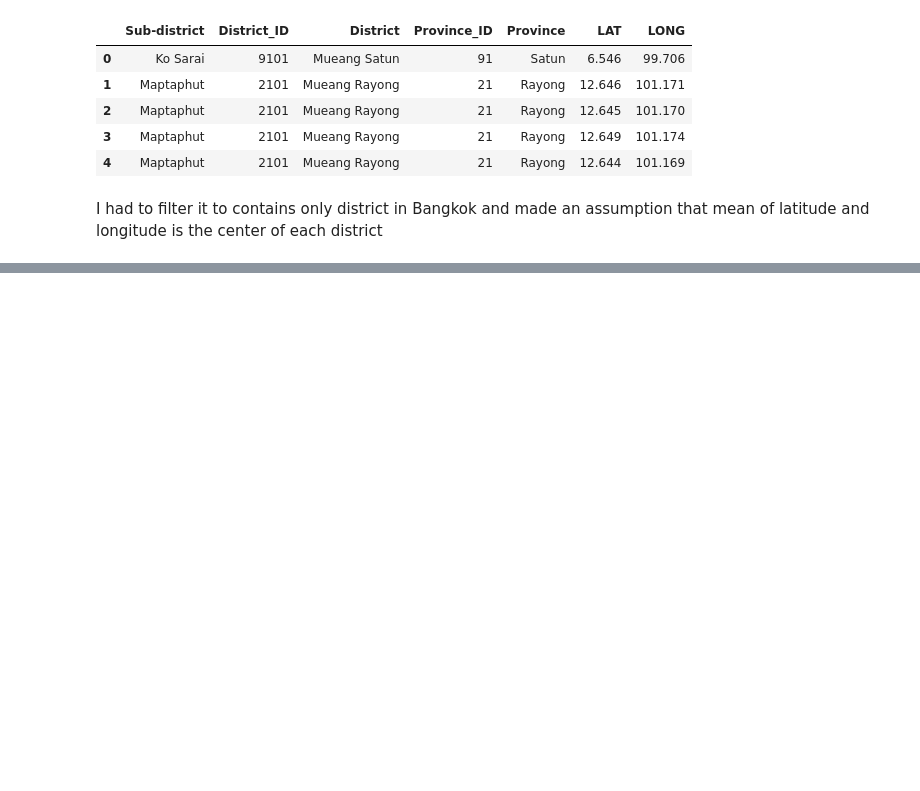
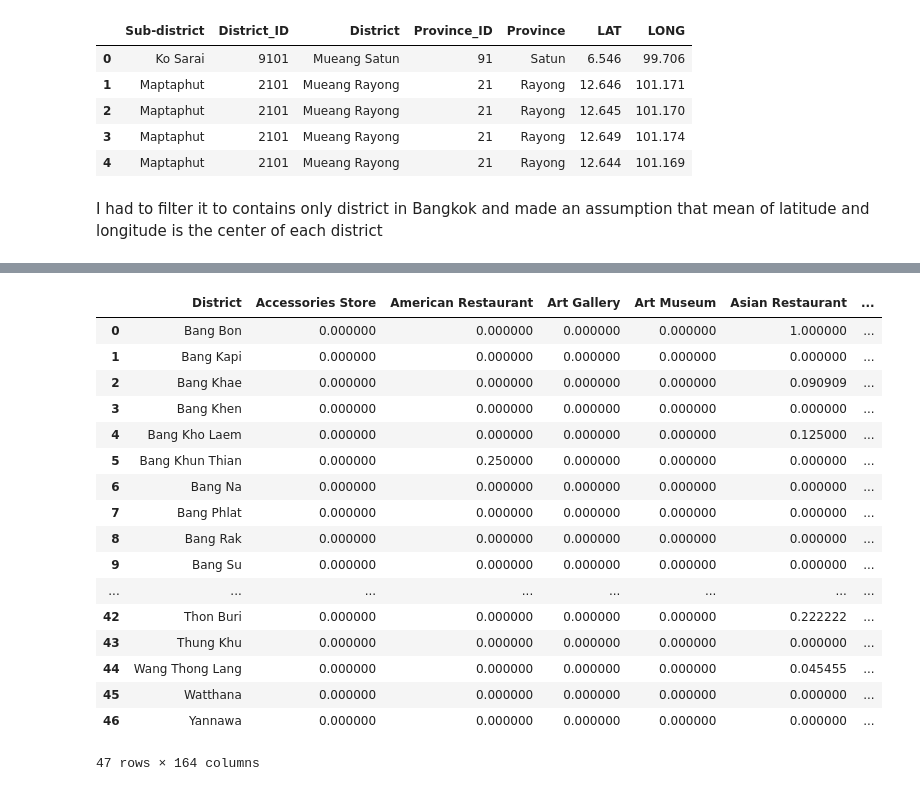
Before and after one commit to boontawatk/Coursera_Capstone, a Jupyter notebook: Describe Data.ipynb, the cells around one changed output, grey strips where cells are left out. Drawn from its saved outputs; the diff is of its cells as text; code cells hidden in the pictures; blank space fills up the shorter version.

```diff
--- a/Describe Data.ipynb
+++ b/Describe Data.ipynb
@@ -43,0 +111,5 @@ df_usable
+# %%
+bangkok_venues = getNearbyVenues(names=df_usable['District'],
+                                   latitudes=df_usable['LAT'],
+                                   longitudes=df_usable['LONG']
+                                  )
@@ -43,0 +149,9 @@ df_usable
+# %%
+bangkok_onehot = pd.get_dummies(bangkok_venues[['Venue Category']], prefix="", prefix_sep="")
+
+bangkok_onehot['District'] = bangkok_venues['District']
+
+fixed_columns = [bangkok_onehot.columns[-1]] + list(bangkok_onehot.columns[:-1])
+bangkok_onehot = bangkok_onehot[fixed_columns]
+
+bangkok_onehot.head()
@@ -43,0 +166,22 @@ df_usable
+# %%
+bangkok_grouped = bangkok_onehot.groupby('District').mean().reset_index()
+bangkok_grouped
+# %% [output]
+|  | District | Accessories Store | American Restaurant | Art Gallery | Art Museum | Asian Restaurant | ... |
+| 0 | Bang Bon | 0.000000 | 0.000000 | 0.000000 | 0.000000 | 1.000000 | ... |
+| 1 | Bang Kapi | 0.000000 | 0.000000 | 0.000000 | 0.000000 | 0.000000 | ... |
+| 2 | Bang Khae | 0.000000 | 0.000000 | 0.000000 | 0.000000 | 0.090909 | ... |
+| 3 | Bang Khen | 0.000000 | 0.000000 | 0.000000 | 0.000000 | 0.000000 | ... |
+| 4 | Bang Kho Laem | 0.000000 | 0.000000 | 0.000000 | 0.000000 | 0.125000 | ... |
+| 5 | Bang Khun Thian | 0.000000 | 0.250000 | 0.000000 | 0.000000 | 0.000000 | ... |
+| 6 | Bang Na | 0.000000 | 0.000000 | 0.000000 | 0.000000 | 0.000000 | ... |
+| 7 | Bang Phlat | 0.000000 | 0.000000 | 0.000000 | 0.000000 | 0.000000 | ... |
+| 8 | Bang Rak | 0.000000 | 0.000000 | 0.000000 | 0.000000 | 0.000000 | ... |
+| 9 | Bang Su | 0.000000 | 0.000000 | 0.000000 | 0.000000 | 0.000000 | ... |
+| ... | ... | ... | ... | ... | ... | ... | ... |
+| 42 | Thon Buri | 0.000000 | 0.000000 | 0.000000 | 0.000000 | 0.222222 | ... |
+| 43 | Thung Khu | 0.000000 | 0.000000 | 0.000000 | 0.000000 | 0.000000 | ... |
+| 44 | Wang Thong Lang | 0.000000 | 0.000000 | 0.000000 | 0.000000 | 0.045455 | ... |
+| 45 | Watthana | 0.000000 | 0.000000 | 0.000000 | 0.000000 | 0.000000 | ... |
+| 46 | Yannawa | 0.000000 | 0.000000 | 0.000000 | 0.000000 | 0.000000 | ... |
+47 rows × 164 columns
```
Also changed, not shown: parts of 22 cells of this notebook, 2 other files.
